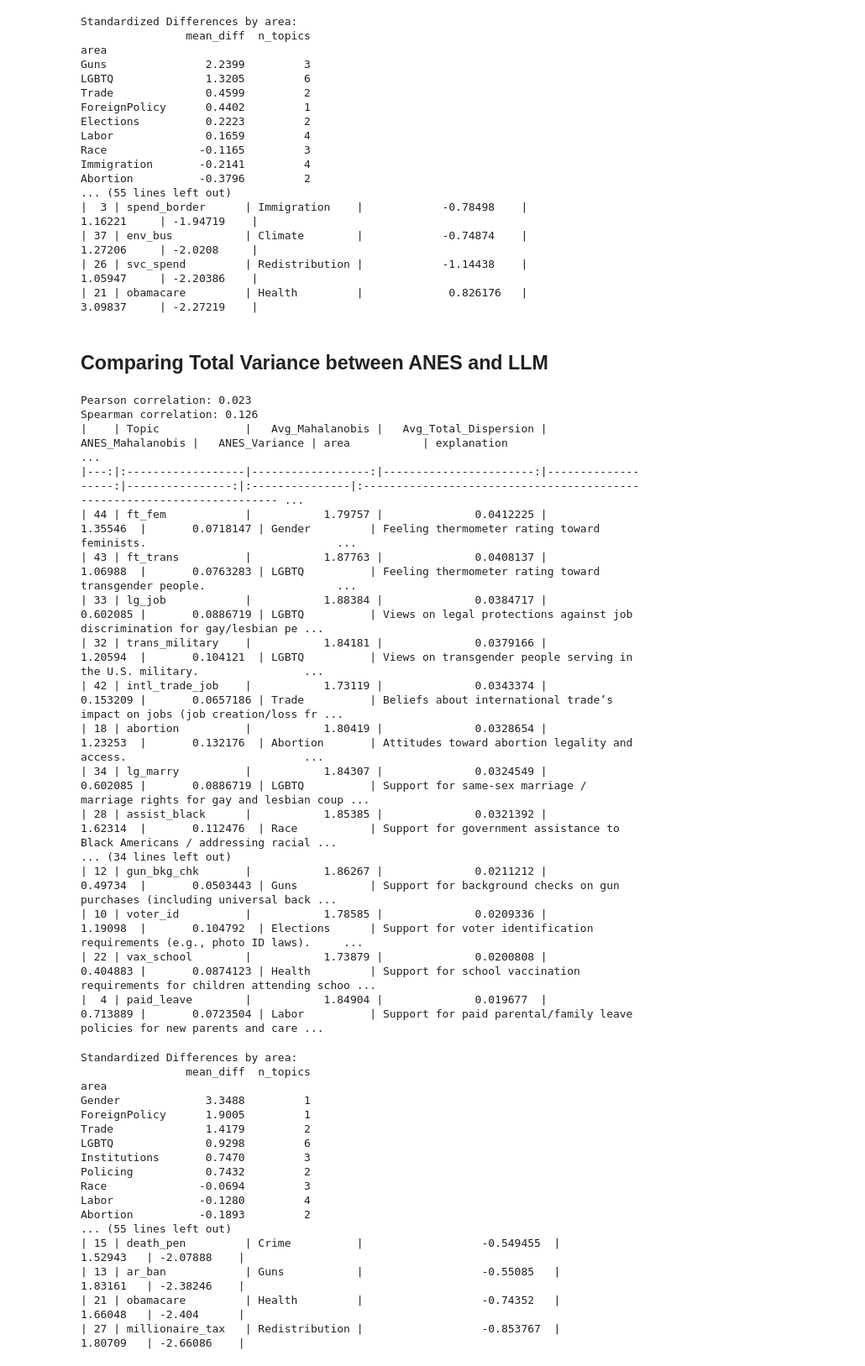
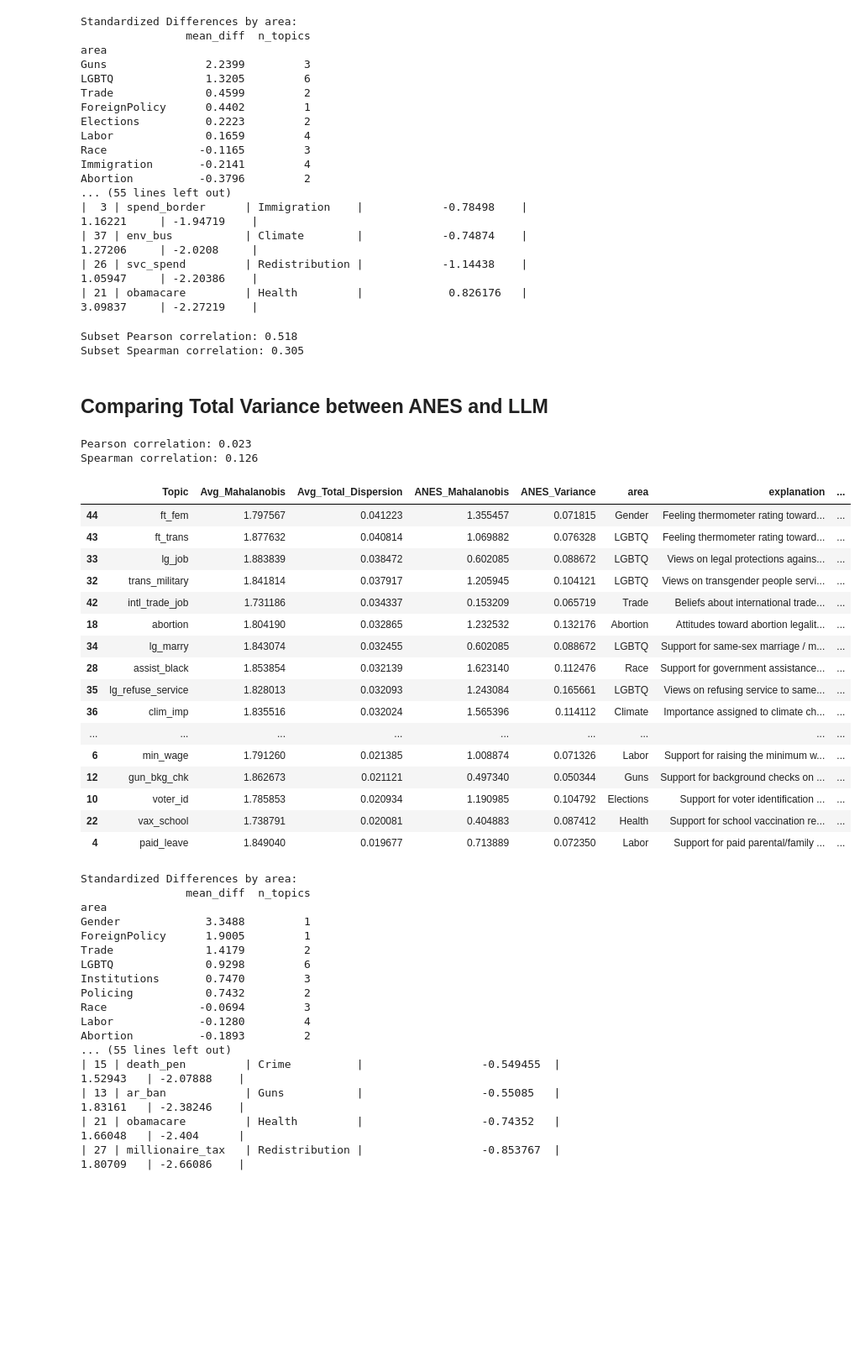
Before and after one commit to maxzhuyt/anes-polarization, a Jupyter notebook: polarization_anes.ipynb, the cells around one changed output. Shown at 84% size. Saved outputs shown, nothing was run; the diff lists cells and outputs as text; code cells hidden in the pictures; blank space fills up the shorter version.

Commit message:
all topics

```diff
--- a/polarization_anes.ipynb
+++ b/polarization_anes.ipynb
@@ -851,44 +851,62 @@ Abortion          -0.3796         2
 | 37 | env_bus           | Climate        |            -0.74874    |             1.27206     | -2.0208     |
 | 26 | svc_spend         | Redistribution |            -1.14438    |             1.05947     | -2.20386    |
 | 21 | obamacare         | Health         |             0.826176   |             3.09837     | -2.27219    |
+# %%
+# restrict area to some areas
+df_subset = df_merged[df_merged['area'].isin(['Institutions', 'Policing', 'Labor', 'Race', "Immigration", "Abortion", "Education"])]
+pearson_corr_subset = df_subset["Avg_Mahalanobis"].corr(
+    df_subset["ANES_Mahalanobis"],
+    method="pearson"
+)
+print(f"\nSubset Pearson correlation: {pearson_corr_subset:.3f}")
+spearman_corr_subset = df_subset["Avg_Mahalanobis"].corr(
+    df_subset["ANES_Mahalanobis"],
+    method="spearman"
+)
+print(f"Subset Spearman correlation: {spearman_corr_subset:.3f}")
+# %% [output]
+Subset Pearson correlation: 0.518
+Subset Spearman correlation: 0.305
 # %% [markdown]
 ## Comparing Total Variance between ANES and LLM
 # %%
 
 pearson_corr = df_merged["Avg_Total_Dispersion"].corr(
     df_merged["ANES_Variance"],
     method="pearson"
 )
 
 print(f"Pearson correlation: {pearson_corr:.3f}")
 spearman_corr = df_merged["Avg_Total_Dispersion"].corr(
     df_merged["ANES_Variance"],
     method="spearman"
 )
 
 print(f"Spearman correlation: {spearman_corr:.3f}")
 df_merged["LLM_rank"] = df_merged["Avg_Total_Dispersion"].rank(ascending=False)
 df_merged["ANES_rank"] = df_merged["ANES_Variance"].rank(ascending=False)
 
-print(df_merged.sort_values("Avg_Total_Dispersion", ascending=False).to_markdown())
+df_merged.sort_values("Avg_Total_Dispersion", ascending=False)
 # %% [output]
 Pearson correlation: 0.023
 Spearman correlation: 0.126
-|    | Topic             |   Avg_Mahalanobis |   Avg_Total_Dispersion |   ANES_Mahalanobis |   ANES_Variance | area           | explanation                                                              ...
-|---:|:------------------|------------------:|-----------------------:|-------------------:|----------------:|:---------------|:------------------------------------------------------------------------ ...
-| 44 | ft_fem            |           1.79757 |              0.0412225 |           1.35546  |       0.0718147 | Gender         | Feeling thermometer rating toward feminists.                             ...
-| 43 | ft_trans          |           1.87763 |              0.0408137 |           1.06988  |       0.0763283 | LGBTQ          | Feeling thermometer rating toward transgender people.                    ...
-| 33 | lg_job            |           1.88384 |              0.0384717 |           0.602085 |       0.0886719 | LGBTQ          | Views on legal protections against job discrimination for gay/lesbian pe ...
-| 32 | trans_military    |           1.84181 |              0.0379166 |           1.20594  |       0.104121  | LGBTQ          | Views on transgender people serving in the U.S. military.                ...
-| 42 | intl_trade_job    |           1.73119 |              0.0343374 |           0.153209 |       0.0657186 | Trade          | Beliefs about international trade’s impact on jobs (job creation/loss fr ...
-| 18 | abortion          |           1.80419 |              0.0328654 |           1.23253  |       0.132176  | Abortion       | Attitudes toward abortion legality and access.                           ...
-| 34 | lg_marry          |           1.84307 |              0.0324549 |           0.602085 |       0.0886719 | LGBTQ          | Support for same-sex marriage / marriage rights for gay and lesbian coup ...
-| 28 | assist_black      |           1.85385 |              0.0321392 |           1.62314  |       0.112476  | Race           | Support for government assistance to Black Americans / addressing racial ...
-... (34 lines left out)
-| 12 | gun_bkg_chk       |           1.86267 |              0.0211212 |           0.49734  |       0.0503443 | Guns           | Support for background checks on gun purchases (including universal back ...
-| 10 | voter_id          |           1.78585 |              0.0209336 |           1.19098  |       0.104792  | Elections      | Support for voter identification requirements (e.g., photo ID laws).     ...
-| 22 | vax_school        |           1.73879 |              0.0200808 |           0.404883 |       0.0874123 | Health         | Support for school vaccination requirements for children attending schoo ...
-|  4 | paid_leave        |           1.84904 |              0.019677  |           0.713889 |       0.0723504 | Labor          | Support for paid parental/family leave policies for new parents and care ...
+|  | Topic | Avg_Mahalanobis | Avg_Total_Dispersion | ANES_Mahalanobis | ANES_Variance | area | explanation | ... |
+| 44 | ft_fem | 1.797567 | 0.041223 | 1.355457 | 0.071815 | Gender | Feeling thermometer rating toward... | ... |
+| 43 | ft_trans | 1.877632 | 0.040814 | 1.069882 | 0.076328 | LGBTQ | Feeling thermometer rating toward... | ... |
+| 33 | lg_job | 1.883839 | 0.038472 | 0.602085 | 0.088672 | LGBTQ | Views on legal protections agains... | ... |
+| 32 | trans_military | 1.841814 | 0.037917 | 1.205945 | 0.104121 | LGBTQ | Views on transgender people servi... | ... |
+| 42 | intl_trade_job | 1.731186 | 0.034337 | 0.153209 | 0.065719 | Trade | Beliefs about international trade... | ... |
+| 18 | abortion | 1.804190 | 0.032865 | 1.232532 | 0.132176 | Abortion | Attitudes toward abortion legalit... | ... |
+| 34 | lg_marry | 1.843074 | 0.032455 | 0.602085 | 0.088672 | LGBTQ | Support for same-sex marriage / m... | ... |
+| 28 | assist_black | 1.853854 | 0.032139 | 1.623140 | 0.112476 | Race | Support for government assistance... | ... |
+| 35 | lg_refuse_service | 1.828013 | 0.032093 | 1.243084 | 0.165661 | LGBTQ | Views on refusing service to same... | ... |
+| 36 | clim_imp | 1.835516 | 0.032024 | 1.565396 | 0.114112 | Climate | Importance assigned to climate ch... | ... |
+| ... | ... | ... | ... | ... | ... | ... | ... | ... |
+| 6 | min_wage | 1.791260 | 0.021385 | 1.008874 | 0.071326 | Labor | Support for raising the minimum w... | ... |
+| 12 | gun_bkg_chk | 1.862673 | 0.021121 | 0.497340 | 0.050344 | Guns | Support for background checks on ... | ... |
+| 10 | voter_id | 1.785853 | 0.020934 | 1.190985 | 0.104792 | Elections | Support for voter identification ... | ... |
+| 22 | vax_school | 1.738791 | 0.020081 | 0.404883 | 0.087412 | Health | Support for school vaccination re... | ... |
+| 4 | paid_leave | 1.849040 | 0.019677 | 0.713889 | 0.072350 | Labor | Support for paid parental/family ... | ... |
 # %%
 df_merged = compare_standardized_columns(df_merged, 'Avg_Total_Dispersion', 'ANES_Variance')
 # %% [output]
```
Also changed, not shown: parts of 1 cell of this notebook.
